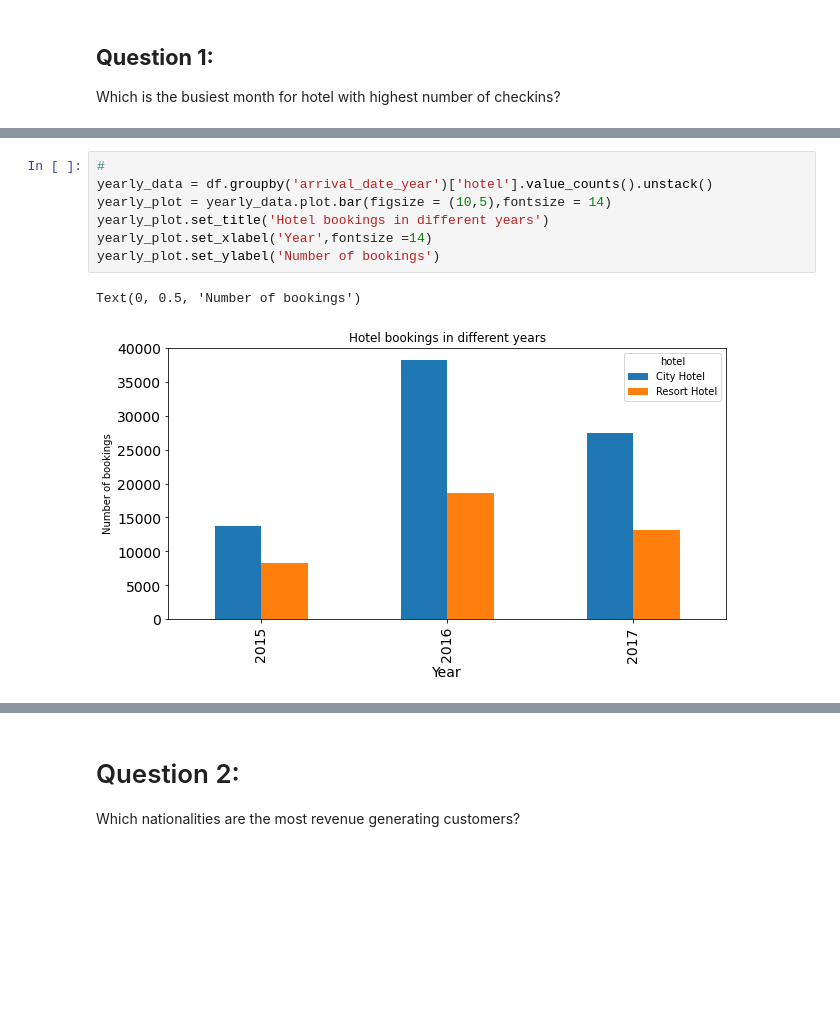
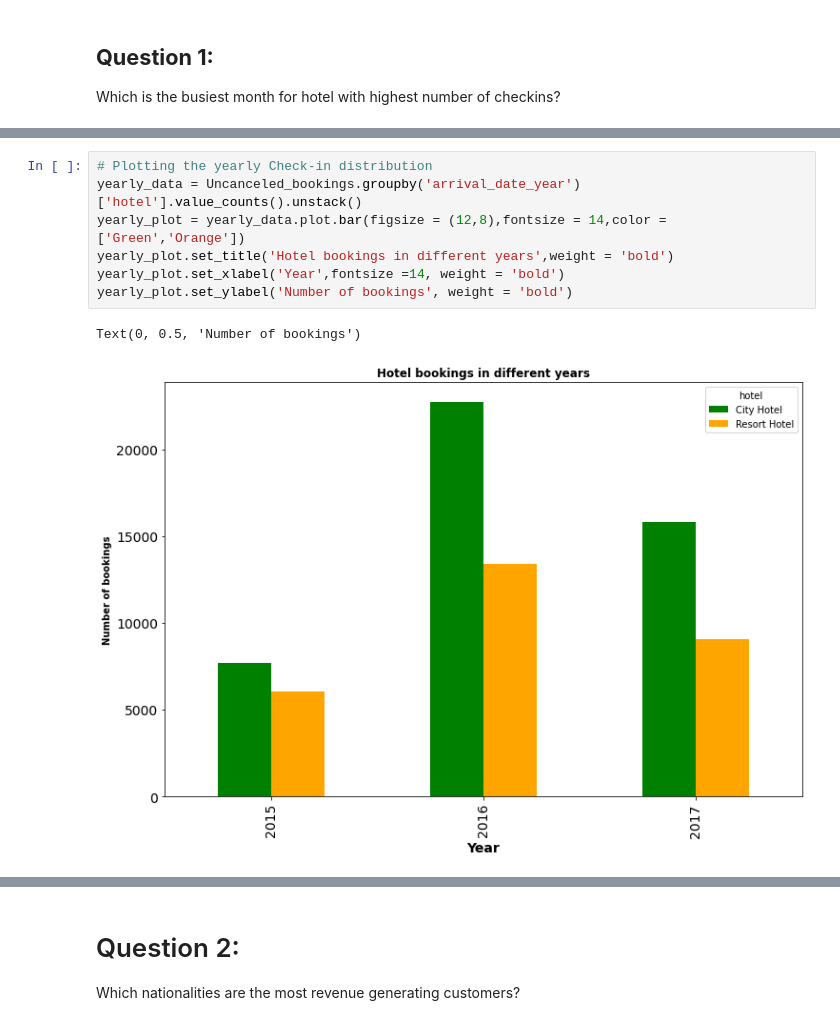
Before and after one commit to Subin-pds/Hotel-booking-Analysis, a Jupyter notebook: Hotel_Booking_Analysis_(Subin)_Capstone_Project.ipynb, the cells around one changed output, grey strips where cells are left out. Cells and saved outputs as stored; diff of their text form; blank space fills up the shorter version.

```diff
--- a/Hotel_Booking_Analysis_(Subin)_Capstone_Project.ipynb
+++ b/Hotel_Booking_Analysis_(Subin)_Capstone_Project.ipynb
@@ -215,10 +162,10 @@ From the graph we have total number of bookings in different months for the year
 # %%
-#
-yearly_data = df.groupby('arrival_date_year')['hotel'].value_counts().unstack()
-yearly_plot = yearly_data.plot.bar(figsize = (10,5),fontsize = 14)
-yearly_plot.set_title('Hotel bookings in different years')
-yearly_plot.set_xlabel('Year',fontsize =14)
-yearly_plot.set_ylabel('Number of bookings')
+# Plotting the yearly Check-in distribution
+yearly_data = Uncanceled_bookings.groupby('arrival_date_year')['hotel'].value_counts().unstack()
+yearly_plot = yearly_data.plot.bar(figsize = (12,8),fontsize = 14,color = ['Green','Orange'])
+yearly_plot.set_title('Hotel bookings in different years',weight = 'bold')
+yearly_plot.set_xlabel('Year',fontsize =14, weight = 'bold')
+yearly_plot.set_ylabel('Number of bookings', weight = 'bold')
 # %% [output]
 Text(0, 0.5, 'Number of bookings')
-[figure, old version]
+[figure, new version]
```
Also changed, not shown: parts of 26 cells of this notebook.
